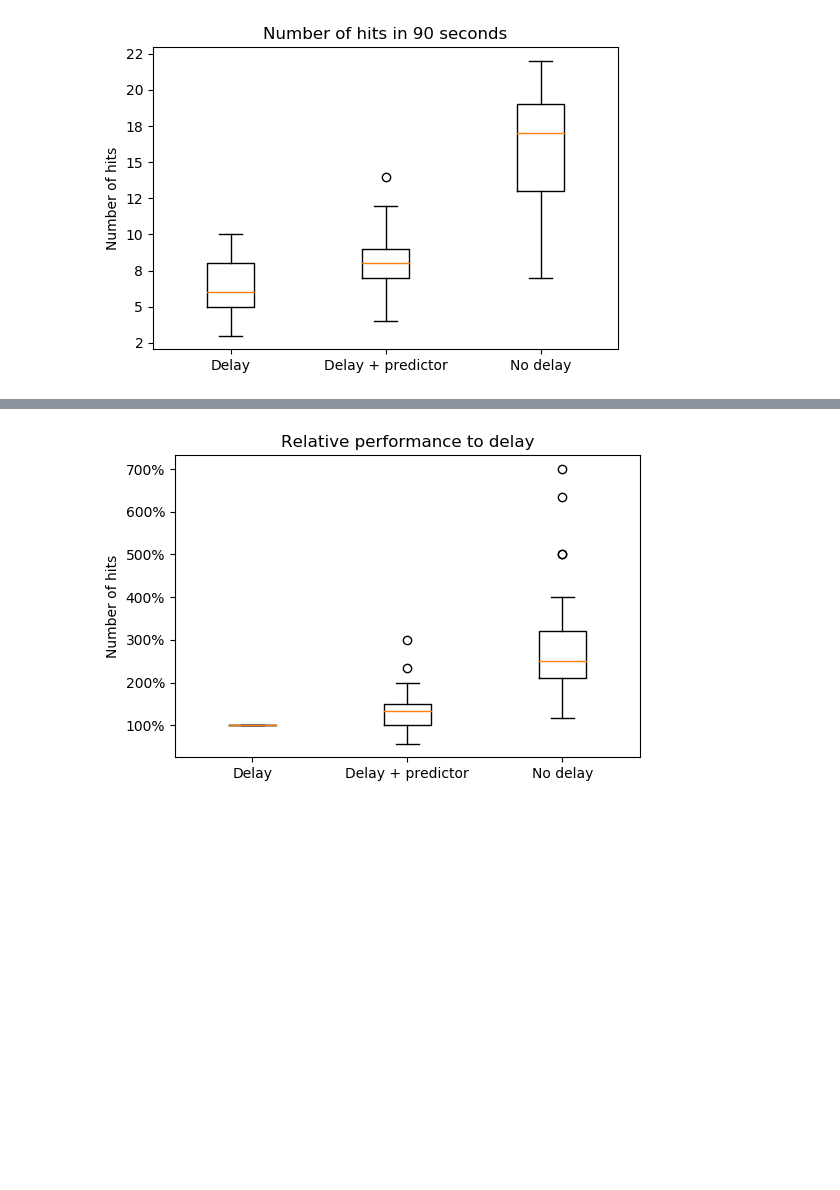
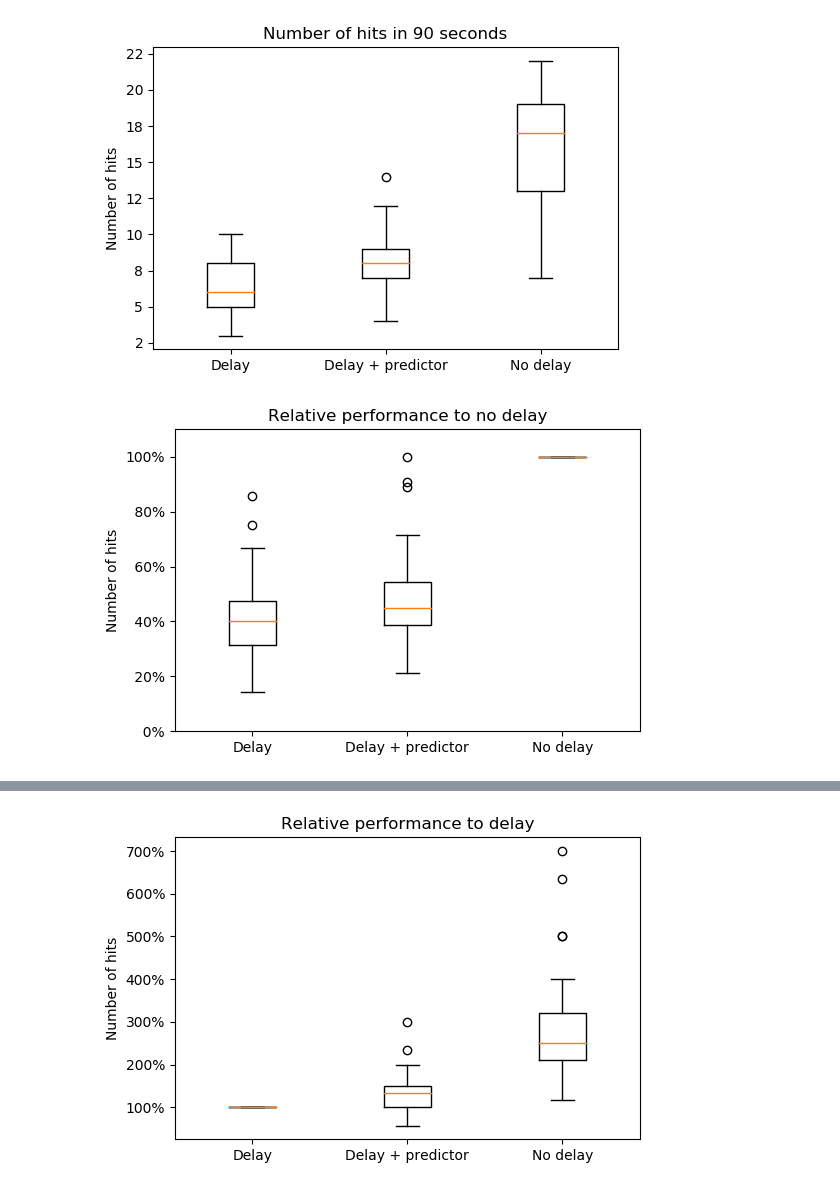
Before and after one commit to martinloland/master_thesis, a Jupyter notebook: data/experiment_data.ipynb, the cells around one changed output, grey strips where cells are left out. Drawn from its saved outputs; the diff is of its cells as text; code cells hidden in the pictures; blank space fills up the shorter version.

```diff
--- a/data/experiment_data.ipynb
+++ b/data/experiment_data.ipynb
@@ -49,19 +49,21 @@ plt.show()
 # %% [output]
 [figure]
 # %%
-# rel = n_hits.astype(float)
-# for row in rel:
-#     de = row[2]
-#     row[0]=row[0]/de
-#     row[1]=row[1]/de
-#     row[2]=row[2]/de
+rel = n_hits.astype(float)
+for row in rel:
+    de = row[2]
+    row[0]=row[0]/de
+    row[1]=row[1]/de
+    row[2]=row[2]/de
 
-# fig, ax = plt.subplots(dpi=100)
-# ax.set_title('Relative performance to no delay')
-# ax.boxplot(rel)
-# ax.xaxis.set_major_formatter(ticker.FuncFormatter(exp_format))
-# ax.set_ylim([0,1.1])
-# ax.set_yticklabels(['{:3.0f}%'.format(x*100) for x in ax.get_yticks()])
-# plt.ylabel('Number of hits')
-# plt.show()
+fig, ax = plt.subplots(dpi=100)
+ax.set_title('Relative performance to no delay')
+ax.boxplot(rel)
+ax.xaxis.set_major_formatter(ticker.FuncFormatter(exp_format))
+ax.set_ylim([0,1.1])
+ax.set_yticklabels(['{:3.0f}%'.format(x*100) for x in ax.get_yticks()])
+plt.ylabel('Number of hits')
+plt.show()
+# %% [output]
+[figure, added]
 # %%
```
Also changed, not shown: parts of 2 cells of this notebook, 1 other file.
